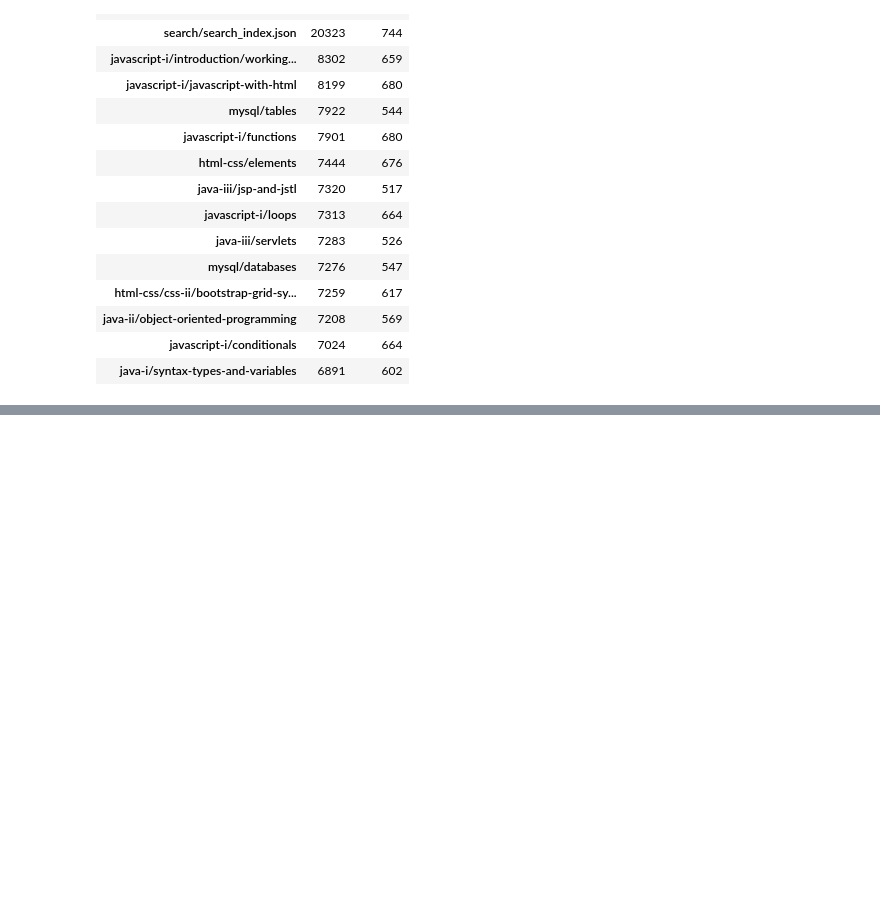
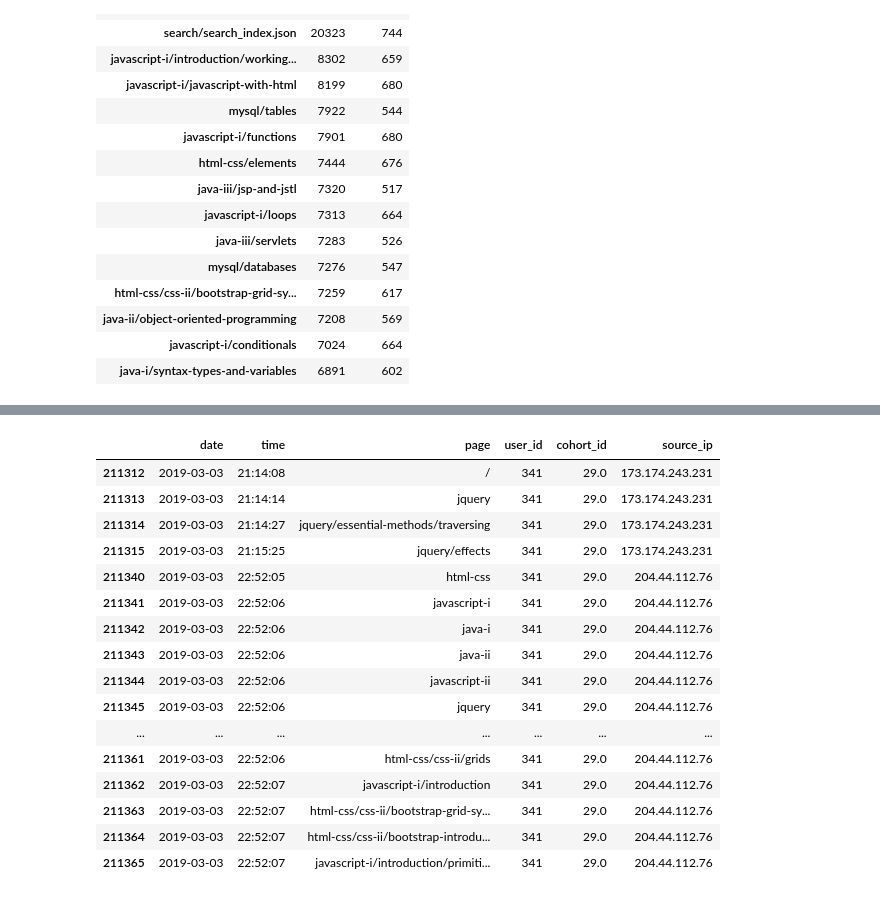
Before and after one commit to Griffin-McCrosky-Anomaly-Detection/Anomaly_Detection_Project, a Jupyter notebook: McCrosky_Rough_Notebook.ipynb, the cells around one changed output, grey strips where cells are left out. Cells and saved outputs as stored; diff of their text form; code cells hidden in the pictures; blank space fills up the shorter version.

```diff
--- a/McCrosky_Rough_Notebook.ipynb
+++ b/McCrosky_Rough_Notebook.ipynb
@@ -197,0 +379,3 @@ observed[observed['count'] == 4]
+# %%
+user_341 = df[df.user_id==341] ## making our dataframe for user 341
+user_804 = df[df.user_id==804] ## making our dataframe for user 804
@@ -197,0 +421,25 @@ observed[observed['count'] == 4]
+# %%
+high_pages = user_341[user_341['date'] == '2019-03-03'] ## Exploring the high access day further
+observed = high_pages.sort_values(by = 'time', ascending = False)
+high_pages.head(30)
+
+## we sorted by time to see if the user is accessing the curriculumn in a human readable
+## amount of time
+# %% [output]
+|  | date | time | page | user_id | cohort_id | source_ip |
+| 211312 | 2019-03-03 | 21:14:08 | / | 341 | 29.0 | 173.174.243.231 |
+| 211313 | 2019-03-03 | 21:14:14 | jquery | 341 | 29.0 | 173.174.243.231 |
+| 211314 | 2019-03-03 | 21:14:27 | jquery/essential-methods/traversing | 341 | 29.0 | 173.174.243.231 |
+| 211315 | 2019-03-03 | 21:15:25 | jquery/effects | 341 | 29.0 | 173.174.243.231 |
+| 211340 | 2019-03-03 | 22:52:05 | html-css | 341 | 29.0 | 204.44.112.76 |
+| 211341 | 2019-03-03 | 22:52:06 | javascript-i | 341 | 29.0 | 204.44.112.76 |
+| 211342 | 2019-03-03 | 22:52:06 | java-i | 341 | 29.0 | 204.44.112.76 |
+| 211343 | 2019-03-03 | 22:52:06 | java-ii | 341 | 29.0 | 204.44.112.76 |
+| 211344 | 2019-03-03 | 22:52:06 | javascript-ii | 341 | 29.0 | 204.44.112.76 |
+| 211345 | 2019-03-03 | 22:52:06 | jquery | 341 | 29.0 | 204.44.112.76 |
+| ... | ... | ... | ... | ... | ... | ... |
+| 211361 | 2019-03-03 | 22:52:06 | html-css/css-ii/grids | 341 | 29.0 | 204.44.112.76 |
+| 211362 | 2019-03-03 | 22:52:07 | javascript-i/introduction | 341 | 29.0 | 204.44.112.76 |
+| 211363 | 2019-03-03 | 22:52:07 | html-css/css-ii/bootstrap-grid-sy... | 341 | 29.0 | 204.44.112.76 |
+| 211364 | 2019-03-03 | 22:52:07 | html-css/css-ii/bootstrap-introdu... | 341 | 29.0 | 204.44.112.76 |
+| 211365 | 2019-03-03 | 22:52:07 | javascript-i/introduction/primiti... | 341 | 29.0 | 204.44.112.76 |
```
Also changed, not shown: parts of 45 cells of this notebook.
